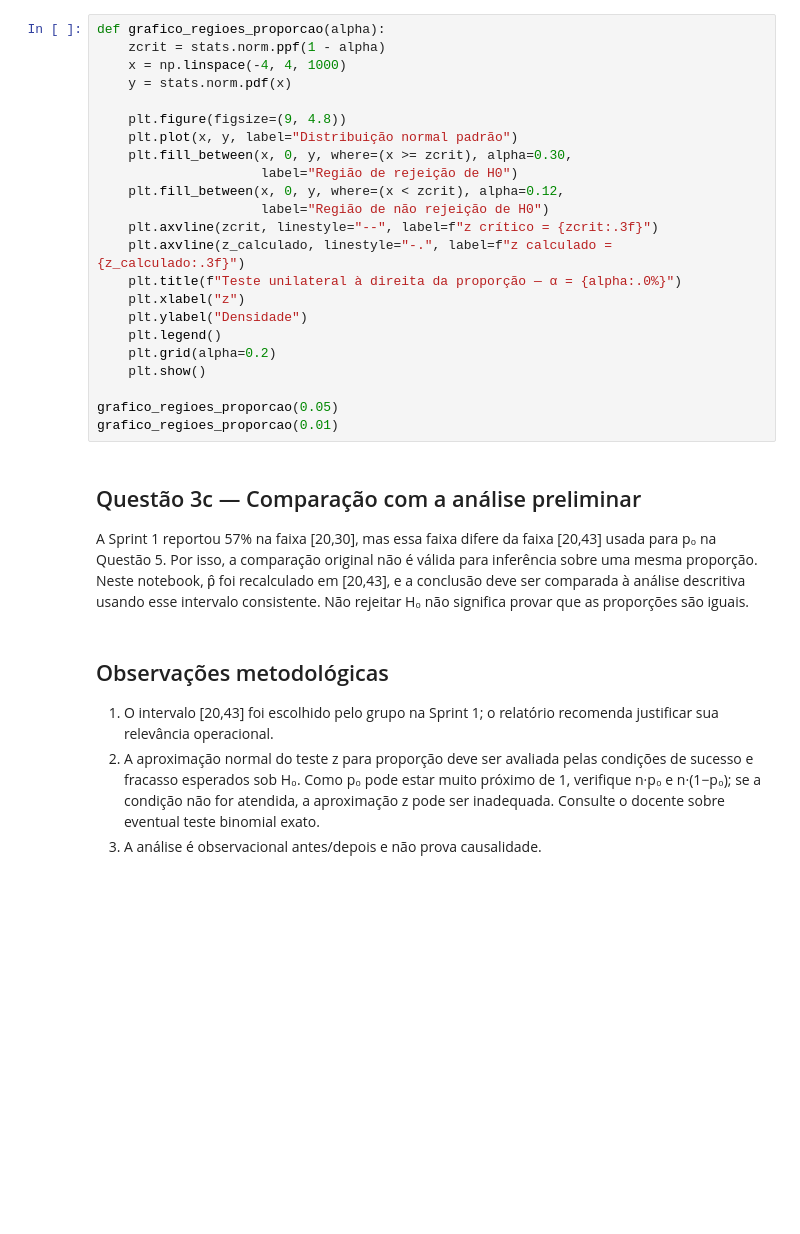
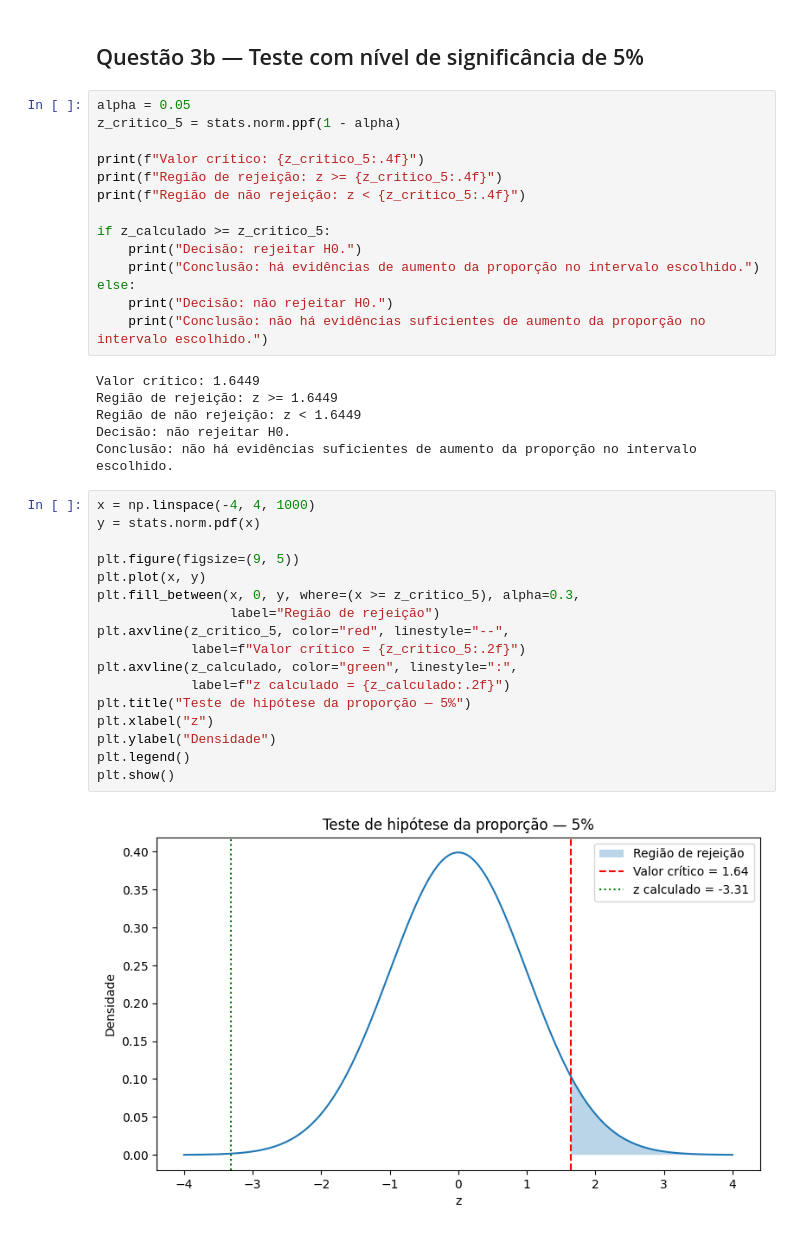
Before and after one commit to 0chambo/Projeto-II---Sprint-II-, a Jupyter notebook: notebooks/sprint-2/02_teste_hipotese_proporcao.ipynb, the cells around one changed output. Drawn from its saved outputs; the diff is of its cells as text; blank space fills up the shorter version.

Commit message:
Atualiza notebook de proporção e corrige caminhos dos dados

```diff
--- a/notebooks/sprint-2/02_teste_hipotese_proporcao.ipynb
+++ b/notebooks/sprint-2/02_teste_hipotese_proporcao.ipynb
@@ -129,33 +89,41 @@ res_prop_1 = resultado_teste_proporcao(0.01)
+# %% [markdown]
+## Questão 3b — Teste com nível de significância de 5%
+# %%
+alpha = 0.05
+z_critico_5 = stats.norm.ppf(1 - alpha)
+
+print(f"Valor crítico: {z_critico_5:.4f}")
+print(f"Região de rejeição: z >= {z_critico_5:.4f}")
+print(f"Região de não rejeição: z < {z_critico_5:.4f}")
+
+if z_calculado >= z_critico_5:
+    print("Decisão: rejeitar H0.")
+    print("Conclusão: há evidências de aumento da proporção no intervalo escolhido.")
+else:
+    print("Decisão: não rejeitar H0.")
+    print("Conclusão: não há evidências suficientes de aumento da proporção no intervalo escolhido.")
+# %% [output]
+Valor crítico: 1.6449
+Região de rejeição: z >= 1.6449
+Região de não rejeição: z < 1.6449
+Decisão: não rejeitar H0.
+Conclusão: não há evidências suficientes de aumento da proporção no intervalo escolhido.
 # %%
-def grafico_regioes_proporcao(alpha):
-    zcrit = stats.norm.ppf(1 - alpha)
-    x = np.linspace(-4, 4, 1000)
-    y = stats.norm.pdf(x)
+x = np.linspace(-4, 4, 1000)
+y = stats.norm.pdf(x)
 
-    plt.figure(figsize=(9, 4.8))
-    plt.plot(x, y, label="Distribuição normal padrão")
-    plt.fill_between(x, 0, y, where=(x >= zcrit), alpha=0.30,
-                     label="Região de rejeição de H0")
-    plt.fill_between(x, 0, y, where=(x < zcrit), alpha=0.12,
-                     label="Região de não rejeição de H0")
-    plt.axvline(zcrit, linestyle="--", label=f"z crítico = {zcrit:.3f}")
-    plt.axvline(z_calculado, linestyle="-.", label=f"z calculado = {z_calculado:.3f}")
-    plt.title(f"Teste unilateral à direita da proporção — α = {alpha:.0%}")
-    plt.xlabel("z")
-    plt.ylabel("Densidade")
-    plt.legend()
-    plt.grid(alpha=0.2)
-    plt.show()
-
-grafico_regioes_proporcao(0.05)
-grafico_regioes_proporcao(0.01)
+plt.figure(figsize=(9, 5))
+plt.plot(x, y)
+plt.fill_between(x, 0, y, where=(x >= z_critico_5), alpha=0.3,
+                 label="Região de rejeição")
+plt.axvline(z_critico_5, color="red", linestyle="--",
+            label=f"Valor crítico = {z_critico_5:.2f}")
+plt.axvline(z_calculado, color="green", linestyle=":",
+            label=f"z calculado = {z_calculado:.2f}")
+plt.title("Teste de hipótese da proporção — 5%")
+plt.xlabel("z")
+plt.ylabel("Densidade")
+plt.legend()
+plt.show()
+# %% [output]
+[figure, added]
-# %% [markdown]
-## Questão 3c — Comparação com a análise preliminar
-
-A Sprint 1 reportou 57% na faixa [20,30], mas essa faixa difere da faixa [20,43] usada para p₀ na Questão 5. Por isso, a comparação original não é válida para inferência sobre uma mesma proporção. Neste notebook, p̂ foi recalculado em [20,43], e a conclusão deve ser comparada à análise descritiva usando esse intervalo consistente. Não rejeitar H₀ não significa provar que as proporções são iguais.
-# %% [markdown]
-## Observações metodológicas
-
-1. O intervalo [20,43] foi escolhido pelo grupo na Sprint 1; o relatório recomenda justificar sua relevância operacional.
-2. A aproximação normal do teste z para proporção deve ser avaliada pelas condições de sucesso e fracasso esperados sob H₀. Como p₀ pode estar muito próximo de 1, verifique n·p₀ e n·(1−p₀); se a condição não for atendida, a aproximação z pode ser inadequada. Consulte o docente sobre eventual teste binomial exato.
-3. A análise é observacional antes/depois e não prova causalidade.
```
Also changed, not shown: parts of 22 cells of this notebook.
